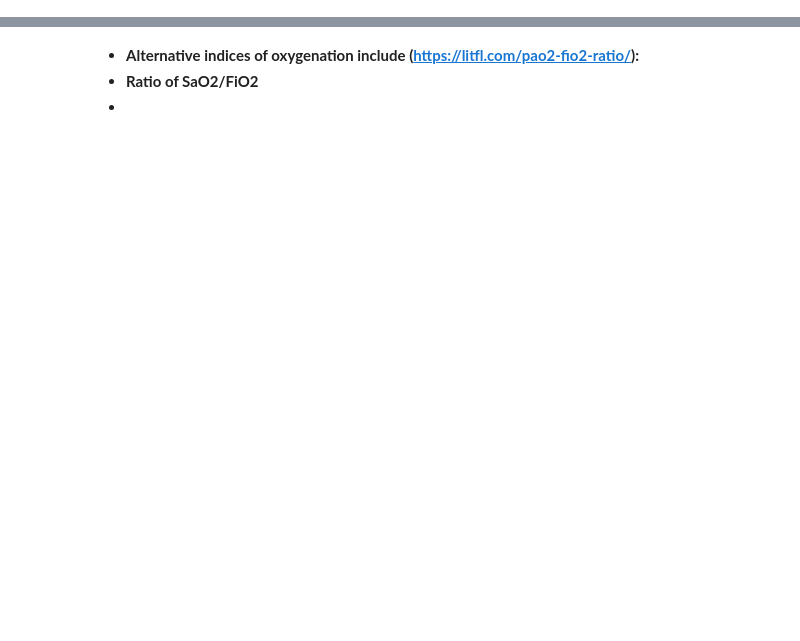
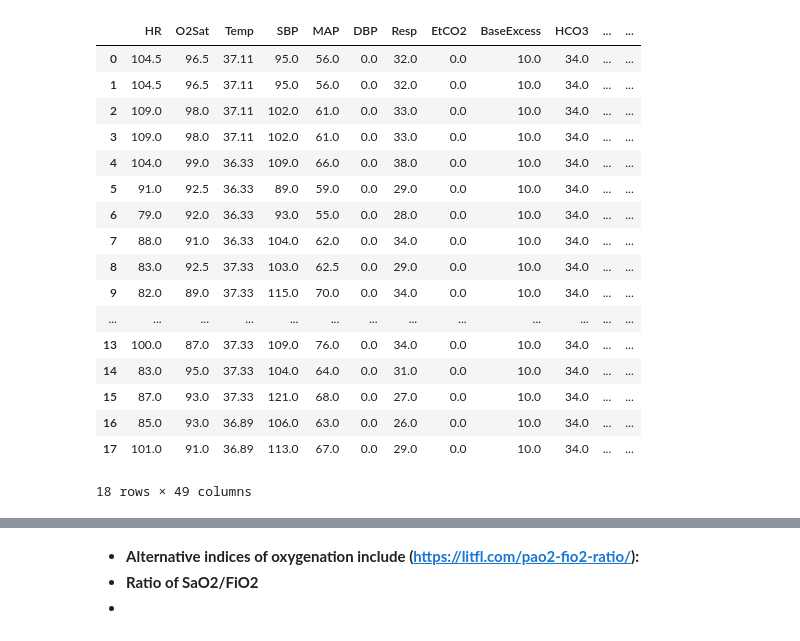
Before and after one commit to neeresh/SepsisEarlyPrediction, a Jupyter notebook: FeatureEngineering.ipynb, the cells around one changed output, grey strips where cells are left out. Cells and saved outputs as stored; diff of their text form; code cells hidden in the pictures; blank space fills up the shorter version.

```diff
--- a/FeatureEngineering.ipynb
+++ b/FeatureEngineering.ipynb
@@ -58,3 +90,24 @@ patient_data['MAP_SOFA'] = patient_data['MAP'].apply(map_sofa)
+# %%
+patient_data
+# %% [output]
+|  | HR | O2Sat | Temp | SBP | MAP | DBP | Resp | EtCO2 | BaseExcess | HCO3 | ... | ... |
+| 0 | 104.5 | 96.5 | 37.11 | 95.0 | 56.0 | 0.0 | 32.0 | 0.0 | 10.0 | 34.0 | ... | ... |
+| 1 | 104.5 | 96.5 | 37.11 | 95.0 | 56.0 | 0.0 | 32.0 | 0.0 | 10.0 | 34.0 | ... | ... |
+| 2 | 109.0 | 98.0 | 37.11 | 102.0 | 61.0 | 0.0 | 33.0 | 0.0 | 10.0 | 34.0 | ... | ... |
+| 3 | 109.0 | 98.0 | 37.11 | 102.0 | 61.0 | 0.0 | 33.0 | 0.0 | 10.0 | 34.0 | ... | ... |
+| 4 | 104.0 | 99.0 | 36.33 | 109.0 | 66.0 | 0.0 | 38.0 | 0.0 | 10.0 | 34.0 | ... | ... |
+| 5 | 91.0 | 92.5 | 36.33 | 89.0 | 59.0 | 0.0 | 29.0 | 0.0 | 10.0 | 34.0 | ... | ... |
+| 6 | 79.0 | 92.0 | 36.33 | 93.0 | 55.0 | 0.0 | 28.0 | 0.0 | 10.0 | 34.0 | ... | ... |
+| 7 | 88.0 | 91.0 | 36.33 | 104.0 | 62.0 | 0.0 | 34.0 | 0.0 | 10.0 | 34.0 | ... | ... |
+| 8 | 83.0 | 92.5 | 37.33 | 103.0 | 62.5 | 0.0 | 29.0 | 0.0 | 10.0 | 34.0 | ... | ... |
+| 9 | 82.0 | 89.0 | 37.33 | 115.0 | 70.0 | 0.0 | 34.0 | 0.0 | 10.0 | 34.0 | ... | ... |
+| ... | ... | ... | ... | ... | ... | ... | ... | ... | ... | ... | ... | ... |
+| 13 | 100.0 | 87.0 | 37.33 | 109.0 | 76.0 | 0.0 | 34.0 | 0.0 | 10.0 | 34.0 | ... | ... |
+| 14 | 83.0 | 95.0 | 37.33 | 104.0 | 64.0 | 0.0 | 31.0 | 0.0 | 10.0 | 34.0 | ... | ... |
+| 15 | 87.0 | 93.0 | 37.33 | 121.0 | 68.0 | 0.0 | 27.0 | 0.0 | 10.0 | 34.0 | ... | ... |
+| 16 | 85.0 | 93.0 | 36.89 | 106.0 | 63.0 | 0.0 | 26.0 | 0.0 | 10.0 | 34.0 | ... | ... |
+| 17 | 101.0 | 91.0 | 36.89 | 113.0 | 67.0 | 0.0 | 29.0 | 0.0 | 10.0 | 34.0 | ... | ... |
+18 rows × 49 columns
 # %%
 def respiratory_rate_qsofa(respiratory_rate):
     q_score = 0
```
Also changed, not shown: parts of 17 cells of this notebook, 1 other file.
